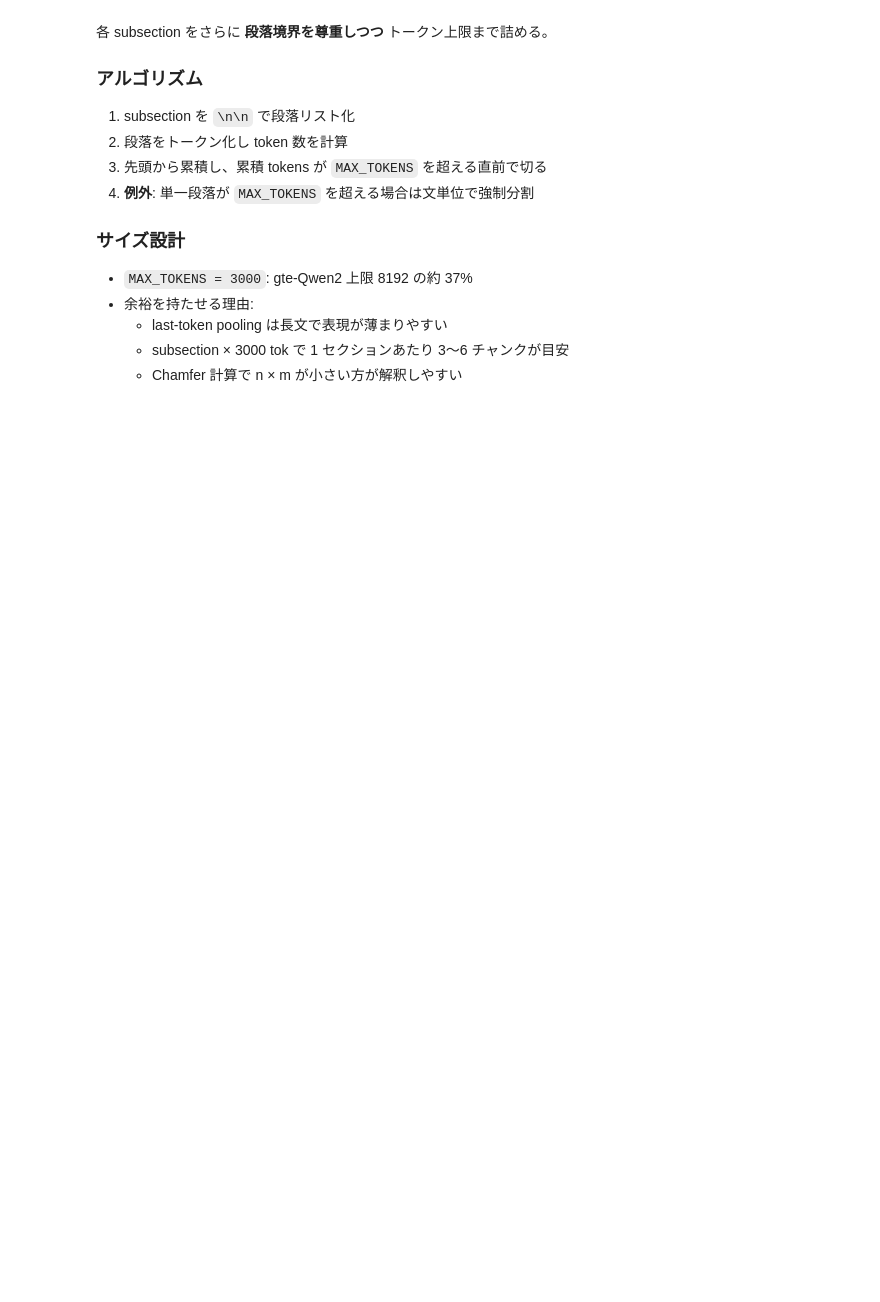
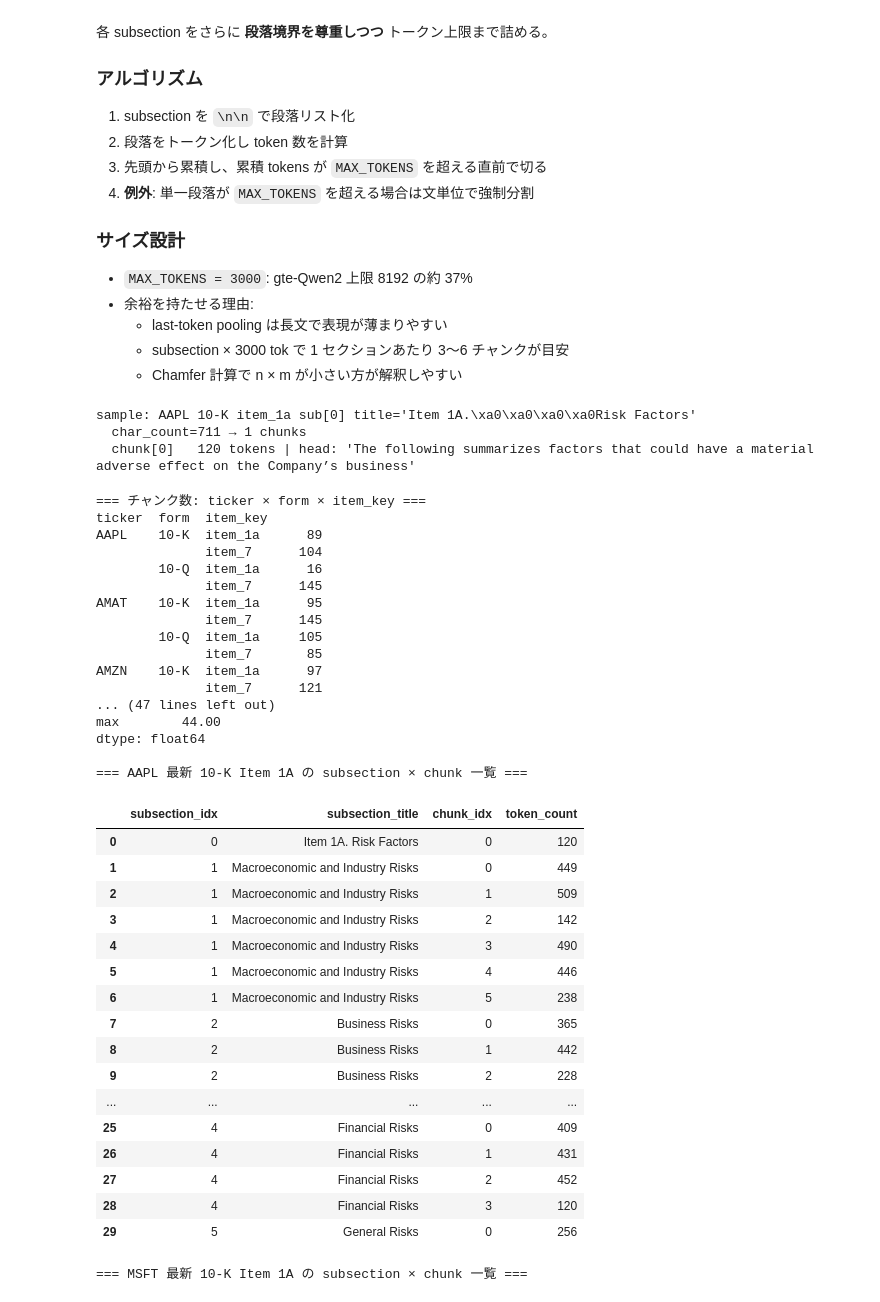
Before and after one commit to YH-05/finance, a Jupyter notebook: notebook/FILING_NLP/04_hierarchical_chunking.ipynb, the cells around one changed output. Saved outputs shown, nothing was run; the diff lists cells and outputs as text; code cells hidden in the pictures; blank space fills up the shorter version.

```diff
--- a/notebook/FILING_NLP/04_hierarchical_chunking.ipynb
+++ b/notebook/FILING_NLP/04_hierarchical_chunking.ipynb
@@ -531,7 +551,7 @@ Name: count, dtype: int64
     - Chamfer 計算で n × m が小さい方が解釈しやすい
 # %%
 # Cell 7: 段落 packing 実装 + サンプル確認
-MAX_TOKENS = 3000
+MAX_TOKENS = 512
 
 
 def _sentence_split(text: str) -> list[str]:
@@ -603,12 +623,21 @@ print(f"  char_count={sample_sub['char_count']} → {len(sample_chunks)} chunks"
 for i, c in enumerate(sample_chunks):
     n = _tok_count(c)
     print(f"  chunk[{i}] {n:5d} tokens | head: {c[:100]!r}")
+# %% [output]
+sample: AAPL 10-K item_1a sub[0] title='Item 1A.\xa0\xa0\xa0\xa0Risk Factors'
+  char_count=711 → 1 chunks
+  chunk[0]   120 tokens | head: 'The following summarizes factors that could have a material adverse effect on the Company’s business'
 # %%
 # Cell 8: 全 subsection に段落 packing を適用 → chunks_hier.parquet 保存
+# テーブル系 chunk は _is_table_like で除外 (Chamfer 解析でノイズになるため)
 chunk_rows = []
+table_skipped = 0
 for row in tqdm(df_subs.to_dict("records"), desc="chunking"):
     chunks = paragraph_pack(row["text"])
     for i, c in enumerate(chunks):
+        if _is_table_like(c):
+            table_skipped += 1
+            continue
         chunk_rows.append(
             {
                 "filing_id": row["filing_id"],
@@ -629,6 +658,7 @@ out_path = DATA_DIR / "chunks_hier.parquet"
 df_chunks_hier.to_parquet(out_path)
 print(f"saved: {out_path.resolve()}")
 print(f"total chunks: {len(df_chunks_hier)}")
+print(f"table chunks skipped: {table_skipped}")
 # %%
 # Cell 9: 検証統計
 print("=== チャンク数: ticker × form × item_key ===")
@@ -641,32 +671,70 @@ print("\n=== 1 subsection あたりの chunk 数分布 ===")
 chunks_per_sub = df_chunks_hier.groupby(
     ["filing_id", "item_key", "subsection_idx"]
 ).size()
 print(chunks_per_sub.describe().round(2))
 
 print("\n=== AAPL 最新 10-K Item 1A の subsection × chunk 一覧 ===")
 aapl_filter = (
     (df_chunks_hier["ticker"] == "AAPL")
     & (df_chunks_hier["form"] == "10-K")
     & (df_chunks_hier["item_key"] == "item_1a")
 )
 aapl_latest_fid = (
     df_chunks_hier[aapl_filter].sort_values("filing_date").iloc[-1]["filing_id"]
 )
 aapl_view = df_chunks_hier[
     aapl_filter & (df_chunks_hier["filing_id"] == aapl_latest_fid)
 ][["subsection_idx", "subsection_title", "chunk_idx", "token_count"]]
-print(aapl_view.to_string(index=False))
+# print(aapl_view.to_string(index=False))
+display(aapl_view)
 
 print("\n=== MSFT 最新 10-K Item 1A の subsection × chunk 一覧 ===")
 msft_filter = (
     (df_chunks_hier["ticker"] == "MSFT")
     & (df_chunks_hier["form"] == "10-K")
     & (df_chunks_hier["item_key"] == "item_1a")
 )
 msft_latest_fid = (
     df_chunks_hier[msft_filter].sort_values("filing_date").iloc[-1]["filing_id"]
 )
 msft_view = df_chunks_hier[
     msft_filter & (df_chunks_hier["filing_id"] == msft_latest_fid)
 ][["subsection_idx", "subsection_title", "chunk_idx", "token_count"]]
-print(msft_view.to_string(index=False))
+# print(msft_view.to_string(index=False))
+display(msft_view)
+# %% [output]
+=== チャンク数: ticker × form × item_key ===
+ticker  form  item_key
+AAPL    10-K  item_1a      89
+              item_7      104
+        10-Q  item_1a      16
+              item_7      145
+AMAT    10-K  item_1a      95
+              item_7      145
+        10-Q  item_1a     105
+              item_7       85
+AMZN    10-K  item_1a      97
+              item_7      121
+... (47 lines left out)
+max        44.00
+dtype: float64
+
+=== AAPL 最新 10-K Item 1A の subsection × chunk 一覧 ===
+|  | subsection_idx | subsection_title | chunk_idx | token_count |
+| 0 | 0 | Item 1A. Risk Factors | 0 | 120 |
+| 1 | 1 | Macroeconomic and Industry Risks | 0 | 449 |
+| 2 | 1 | Macroeconomic and Industry Risks | 1 | 509 |
+| 3 | 1 | Macroeconomic and Industry Risks | 2 | 142 |
+| 4 | 1 | Macroeconomic and Industry Risks | 3 | 490 |
+| 5 | 1 | Macroeconomic and Industry Risks | 4 | 446 |
+| 6 | 1 | Macroeconomic and Industry Risks | 5 | 238 |
+| 7 | 2 | Business Risks | 0 | 365 |
+| 8 | 2 | Business Risks | 1 | 442 |
+| 9 | 2 | Business Risks | 2 | 228 |
+| ... | ... | ... | ... | ... |
+| 25 | 4 | Financial Risks | 0 | 409 |
+| 26 | 4 | Financial Risks | 1 | 431 |
+| 27 | 4 | Financial Risks | 2 | 452 |
+| 28 | 4 | Financial Risks | 3 | 120 |
+| 29 | 5 | General Risks | 0 | 256 |
+=== MSFT 最新 10-K Item 1A の subsection × chunk 一覧 ===
```
Also changed, not shown: parts of 14 cells of this notebook, 2 other files.
